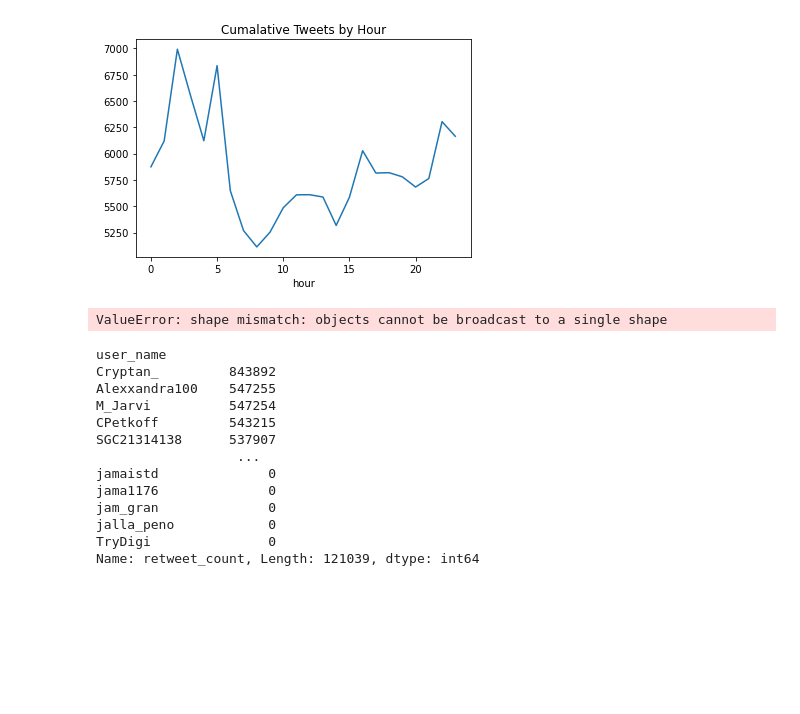
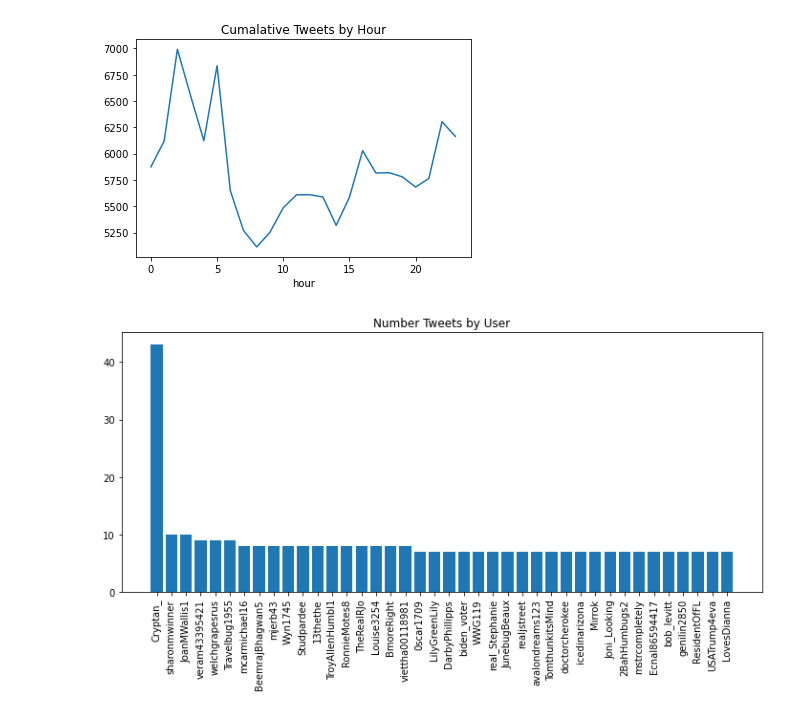
Before and after one commit to rakhira/poller_opposites_election_datathon, a Jupyter notebook: notebooks/eda.ipynb, the cells around one changed output. Cells and saved outputs as stored; diff of their text form; code cells hidden in the pictures; blank space fills up the shorter version.

```diff
--- a/notebooks/eda.ipynb
+++ b/notebooks/eda.ipynb
@@ -55,23 +55,10 @@ plt.savefig('/Users/lesropro/the_dive/DATAthon/poller_opposites_election_hackath
 # %% [output]
 [figure]
 # %%
-plt.bar(height=final_df.groupby(['user_name']).count()['location'].sort_values(ascending=False).head(2),x=final_df.groupby(['user_name']).count()['location'].sort_values(ascending=False).head(20).index)
+plt.figure(figsize=(12,5))
+plt.bar(height=final_df.groupby(['user_name']).count()['location'].sort_values(ascending=False).head(40),x=final_df.groupby(['user_name']).count()['location'].sort_values(ascending=False).head(40).index)
+plt.title('Number Tweets by User')
 plt.xticks(rotation=90)
+plt.savefig('/Users/lesropro/the_dive/DATAthon/poller_opposites_election_hackathon/images/numtweetperuser.png');
 # %% [output]
-ValueError: shape mismatch: objects cannot be broadcast to a single shape
+[figure, added]
-# %%
-final_df.groupby('user_name').sum()['retweet_count'].sort_values(ascending=False)
-# %% [output]
-user_name
-Cryptan_         843892
-Alexxandra100    547255
-M_Jarvi          547254
-CPetkoff         543215
-SGC21314138      537907
-                  ...
-jamaistd              0
-jama1176              0
-jam_gran              0
-jalla_peno            0
-TryDigi               0
-Name: retweet_count, Length: 121039, dtype: int64
```
Also changed, not shown: parts of 3 cells of this notebook, 3 other files.
